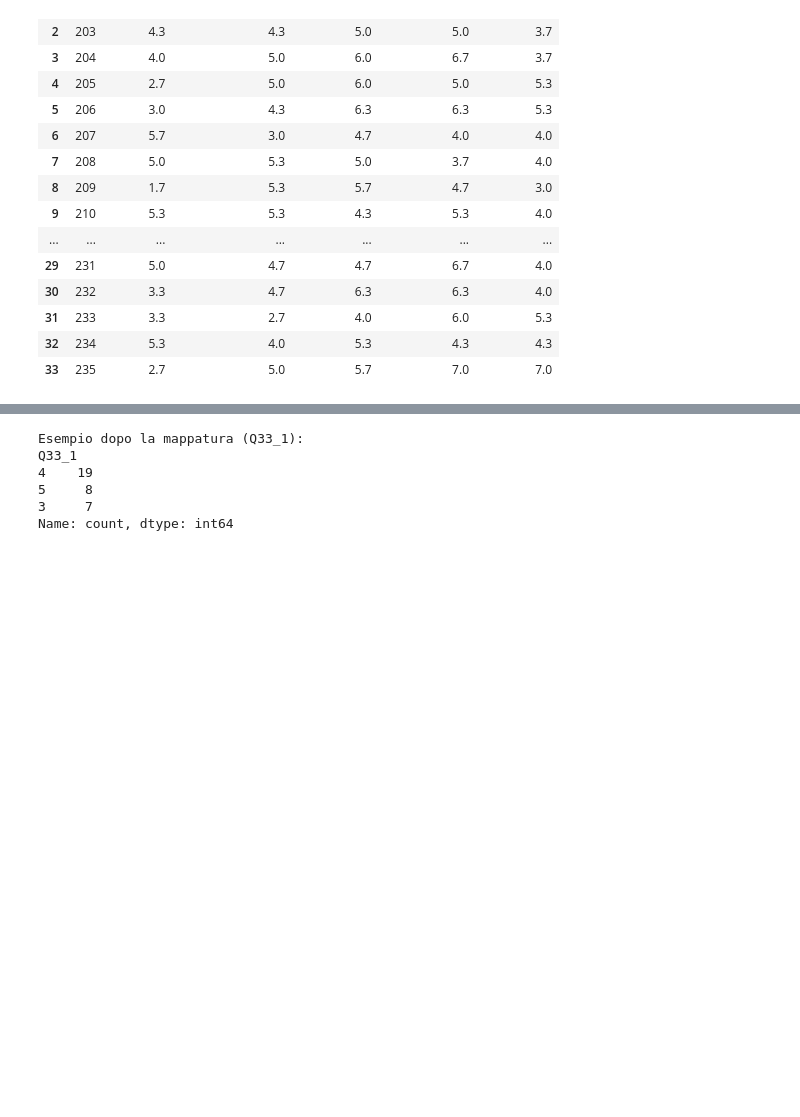
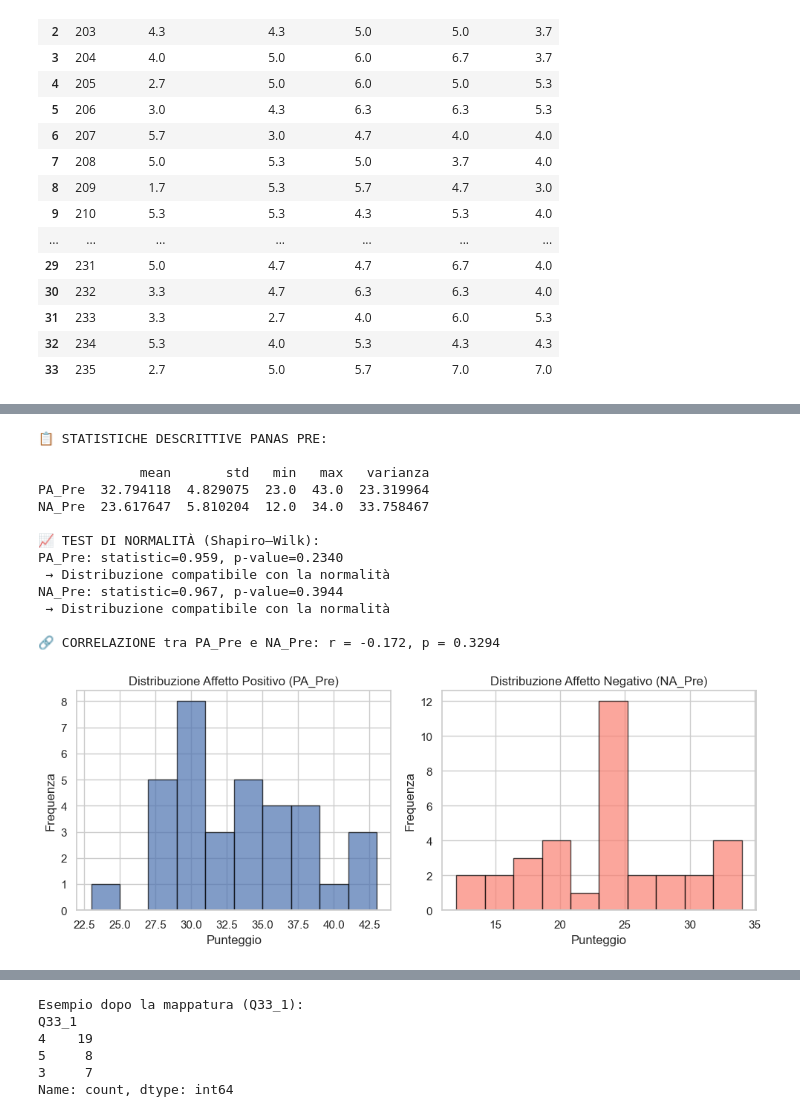
Before and after one commit to bobsync/ENIB, a Jupyter notebook: res/results.ipynb, the cells around one changed output, grey strips where cells are left out. Saved outputs shown, nothing was run; the diff lists cells and outputs as text; code cells hidden in the pictures; blank space fills up the shorter version.

```diff
--- a/res/results.ipynb
+++ b/res/results.ipynb
@@ -474,0 +679,58 @@ plotta_OCEAN(scores)
+# %%
+import pandas as pd
+import matplotlib.pyplot as plt
+from scipy import stats
+
+# --- Analisi descrittiva PANAS PRE ---
+desc_stats = merged_df[['PA_Pre', 'NA_Pre']].describe().T
+desc_stats['varianza'] = merged_df[['PA_Pre', 'NA_Pre']].var().values
+print("📋 STATISTICHE DESCRITTIVE PANAS PRE:\n")
+print(desc_stats[['mean', 'std', 'min', 'max', 'varianza']])
+
+# --- Test di normalità (Shapiro-Wilk) ---
+print("\n📈 TEST DI NORMALITÀ (Shapiro–Wilk):")
+for col in ['PA_Pre', 'NA_Pre']:
+    stat, p = stats.shapiro(merged_df[col].dropna())
+    print(f"{col}: statistic={stat:.3f}, p-value={p:.4f}")
+    if p < 0.05:
+        print(" → Non normale (p < .05)")
+    else:
+        print(" → Distribuzione compatibile con la normalità")
+
+# --- Correlazione PA–NA ---
+r, p_corr = stats.pearsonr(merged_df['PA_Pre'], merged_df['NA_Pre'])
+print(f"\n🔗 CORRELAZIONE tra PA_Pre e NA_Pre: r = {r:.3f}, p = {p_corr:.4f}")
+
+# --- Grafici ---
+fig, axes = plt.subplots(1, 2, figsize=(10, 4))
+axes = axes.flatten()
+
+# Istogramma PA_Pre
+axes[0].hist(merged_df['PA_Pre'], bins=10, edgecolor='black', alpha=0.7)
+axes[0].set_title("Distribuzione Affetto Positivo (PA_Pre)")
+axes[0].set_xlabel("Punteggio")
+axes[0].set_ylabel("Frequenza")
+
+# Istogramma NA_Pre
+axes[1].hist(merged_df['NA_Pre'], bins=10, edgecolor='black', alpha=0.7, color='salmon')
+axes[1].set_title("Distribuzione Affetto Negativo (NA_Pre)")
+axes[1].set_xlabel("Punteggio")
+axes[1].set_ylabel("Frequenza")
+
+plt.tight_layout()
+plt.show()
+# %% [output]
+📋 STATISTICHE DESCRITTIVE PANAS PRE:
+
+             mean       std   min   max   varianza
+PA_Pre  32.794118  4.829075  23.0  43.0  23.319964
+NA_Pre  23.617647  5.810204  12.0  34.0  33.758467
+
+📈 TEST DI NORMALITÀ (Shapiro–Wilk):
+PA_Pre: statistic=0.959, p-value=0.2340
+ → Distribuzione compatibile con la normalità
+NA_Pre: statistic=0.967, p-value=0.3944
+ → Distribuzione compatibile con la normalità
+
+🔗 CORRELAZIONE tra PA_Pre e NA_Pre: r = -0.172, p = 0.3294
+[figure, added]
```
Also changed, not shown: parts of 15 cells of this notebook, 10 other files.
